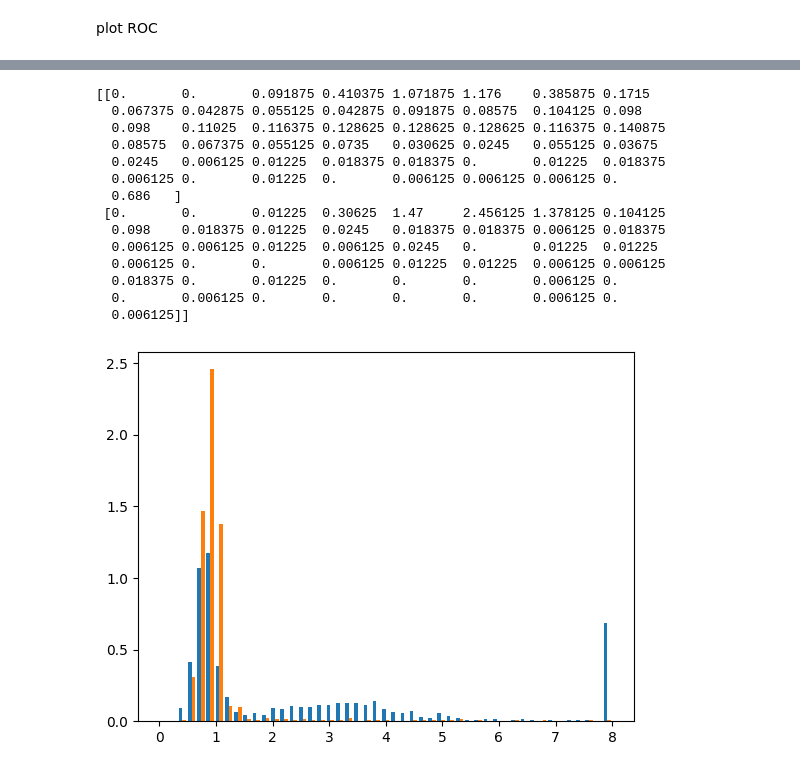
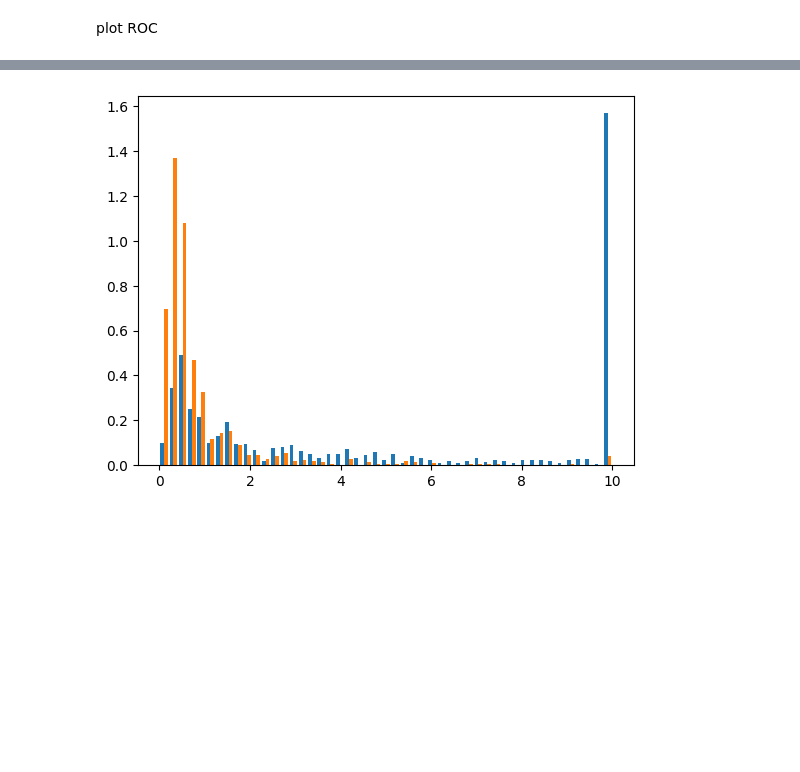
Before and after one commit to CarmellaLi/detecting-Higgs-w-ML, a Jupyter notebook: classifiers.ipynb, the cells around one changed output, grey strips where cells are left out. Cells and saved outputs as stored; diff of their text form; code cells hidden in the pictures; blank space fills up the shorter version.

```diff
--- a/classifiers.ipynb
+++ b/classifiers.ipynb
@@ -101,3 +101,18 @@ def flatten(inData):
     for jet in inData:
         dataFlat = np.append(dataFlat,jet)
     return dataFlat
+# %%
+nEvents = 100000
+
+bj=getbJetData(nEvents, fracDecay=0.2) #only train uses this
+lf=getLFJetData(nEvents)
+
+length_b = []
+for i in bj:
+    length_b.append(len(i))
+length_lf = []
+for i in lf:
+    length_lf.append(len(i))
+# this is for poisson likelihood
+print(max(length_lf))
+lenCount, lenBins, lenPatch=plt.hist([length_b,length_lf],bins=np.linspace(0,13,15), density=True)
@@ -116,9 +130,9 @@ print(f"{len(bjFlat)} vs {len(lfFlat)}")
 # %%
-bins = np.linspace(-3,3,100)
+bins = np.linspace(-3,3,500)
 #c1, b1, p1 = plt.hist(bjFlat,bins=bins,density=True)
 #c2, b2, p2 = plt.hist(lfFlat,bins=bins,histtype="step", density=True)
 TrainHistCounts, TrainHistBins, patch = plt.hist([bjFlat,lfFlat],bins=bins,density=True)
 #plt.yscale("log")
-print(TrainHistBins)
+print(TrainHistCounts)
 plt.show()
 # %% [output]
@@ -312,6 +358,0 @@ plt.plot(list,list2)
-# %%
-n=0  #this is for debugging, THERE ARE EMPTY LISTS
-for i in bj_test3:
-    if len(i)==0:
-        n+=1
-print(n)
@@ -330,47 +359,31 @@ plt.hist(flatten(lf_test3))
 # %%
 #POISSSON likelyhood
-def Poissonlikelyhood(test, train_hist_counts, train_hist_bins):
+def Poissonlikelihood(test, train_hist_counts, train_hist_bins):
     p=[]
     for i in test:
-        pi=len(i)
+        pi=probInHist(len(i),lenCount,lenBins)
         for j in i:
             pi = pi*probInHist(j,train_hist_counts, train_hist_bins)
         p.append(pi)
     return p
 
 bj_test4=copy.deepcopy(bj_test)
 lf_test4=copy.deepcopy(lf_test)
 
-bj_p4=likelihood(bj_test4,TrainHistCounts,TrainHistBins)
-lf_p4=likelihood(lf_test4,TrainHistCounts,TrainHistBins)
+bj_p4=Poissonlikelihood(bj_test4,TrainHistCounts,TrainHistBins)
+lf_p4=Poissonlikelihood(lf_test4,TrainHistCounts,TrainHistBins)
 
 for i in range(len(bj_p4)):
-    if bj_p4[i] > 8:
-        bj_p4[i] = 8
+    if bj_p4[i] > 10:
+        bj_p4[i] = 10
 
 for i in range(len(lf_p4)):
-    if lf_p4[i] > 8:
-        lf_p4[i] = 8
+    if lf_p4[i] > 10:
+        lf_p4[i] = 10
 
-counts4, bins4, patches4 = plt.hist([bj_p4,lf_p4], bins=np.linspace(0,8,50), density=True)
-
-print(counts4)
+counts4, bins4, patches4 = plt.hist([bj_p4,lf_p4], bins=np.linspace(0,10,50), density=True)
 # %% [output]
-[[0.       0.       0.091875 0.410375 1.071875 1.176    0.385875 0.1715
-  0.067375 0.042875 0.055125 0.042875 0.091875 0.08575  0.104125 0.098
-  0.098    0.11025  0.116375 0.128625 0.128625 0.128625 0.116375 0.140875
-  0.08575  0.067375 0.055125 0.0735   0.030625 0.0245   0.055125 0.03675
-  0.0245   0.006125 0.01225  0.018375 0.018375 0.       0.01225  0.018375
-  0.006125 0.       0.01225  0.       0.006125 0.006125 0.006125 0.
-  0.686   ]
- [0.       0.       0.01225  0.30625  1.47     2.456125 1.378125 0.104125
-  0.098    0.018375 0.01225  0.0245   0.018375 0.018375 0.006125 0.018375
-  0.006125 0.006125 0.01225  0.006125 0.0245   0.       0.01225  0.01225
-  0.006125 0.       0.       0.006125 0.01225  0.01225  0.006125 0.006125
-  0.018375 0.       0.01225  0.       0.       0.       0.006125 0.
-  0.       0.006125 0.       0.       0.       0.       0.006125 0.
-  0.006125]]
-[figure, old version]
+[figure, new version]
 # %%
 area1 = pltROCnAUC(counts, bins, "knn")
 area2 = pltROCnAUC(counts2, bins2, "2d knn")
```
Also changed, not shown: parts of 11 cells of this notebook.
